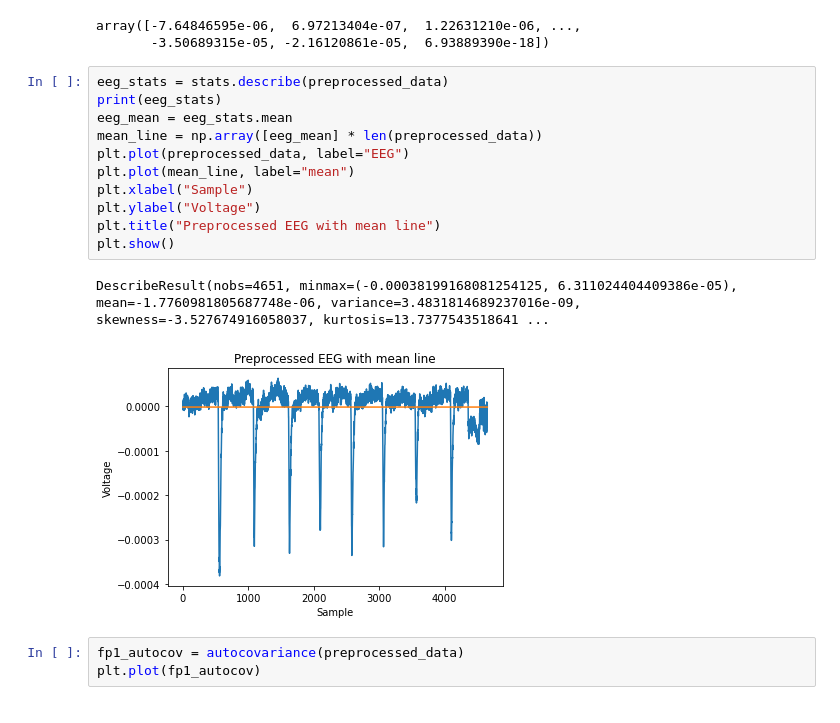
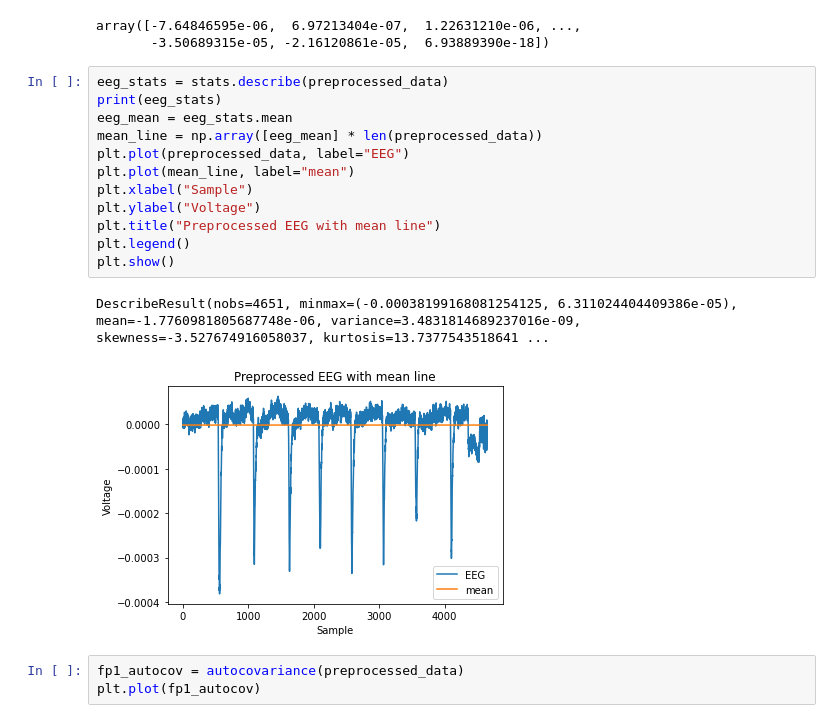
Before and after one commit to AdamVD/EEEE-533-BioSignal-Processing, a Jupyter notebook: practicals/chapter2/notebooks/Chapter 2 Practical.ipynb, the cells around one changed output. Cells and saved outputs as stored; diff of their text form.

Commit message:
Add legend to new EEG plot

```diff
--- a/practicals/chapter2/notebooks/Chapter 2 Practical.ipynb
+++ b/practicals/chapter2/notebooks/Chapter 2 Practical.ipynb
@@ -188,17 +188,18 @@ array([-7.64846595e-06,  6.97213404e-07,  1.22631210e-06, ...,
 # %%
 eeg_stats = stats.describe(preprocessed_data)
 print(eeg_stats)
 eeg_mean = eeg_stats.mean
 mean_line = np.array([eeg_mean] * len(preprocessed_data))
 plt.plot(preprocessed_data, label="EEG")
 plt.plot(mean_line, label="mean")
 plt.xlabel("Sample")
 plt.ylabel("Voltage")
 plt.title("Preprocessed EEG with mean line")
+plt.legend()
 plt.show()
 # %% [output]
 DescribeResult(nobs=4651, minmax=(-0.00038199168081254125, 6.311024404409386e-05), mean=-1.7760981805687748e-06, variance=3.4831814689237016e-09, skewness=-3.527674916058037, kurtosis=13.7377543518641 ...
-[figure, old version]
+[figure, new version]
 # %%
 fp1_autocov = autocovariance(preprocessed_data)
 plt.plot(fp1_autocov)
```
